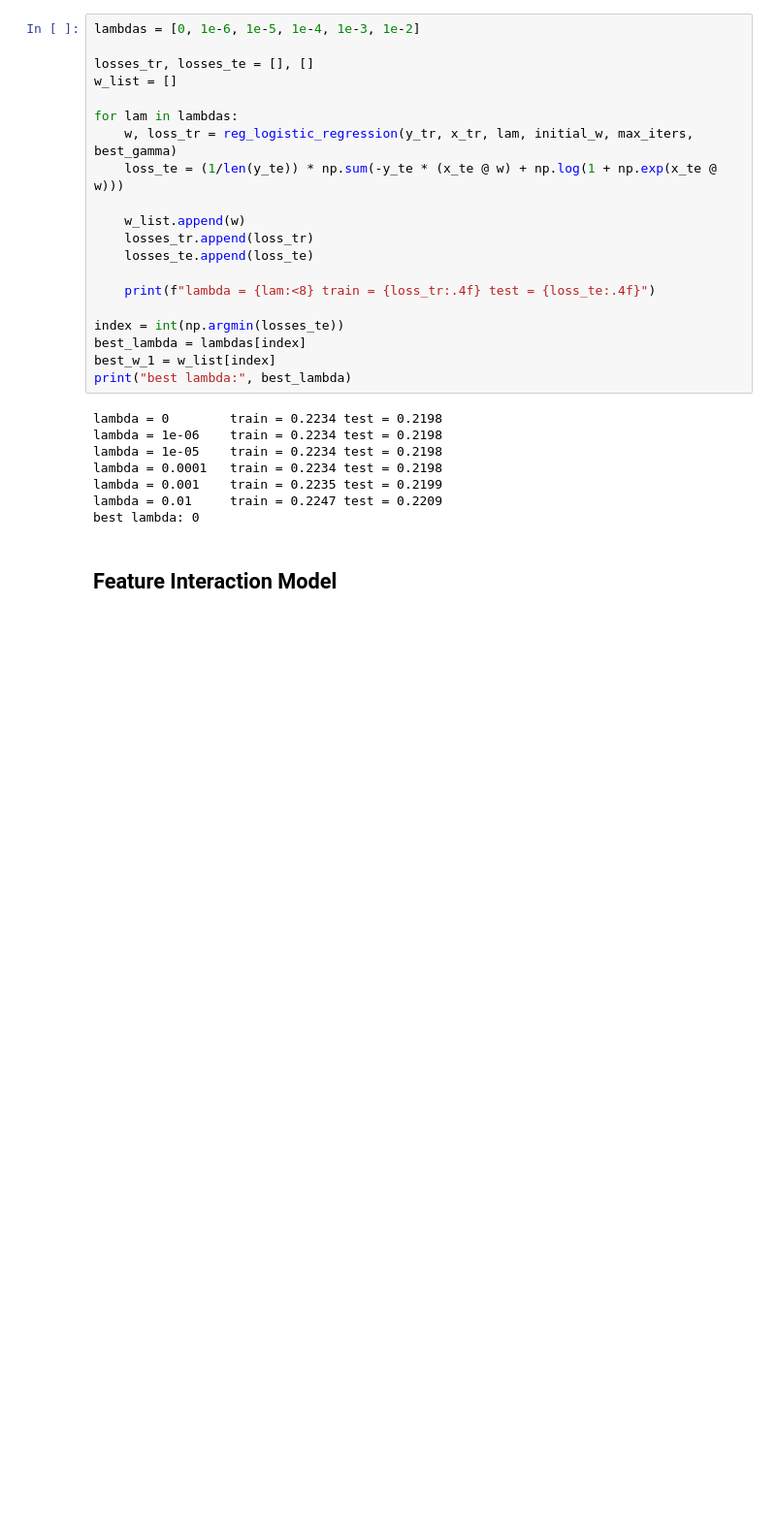
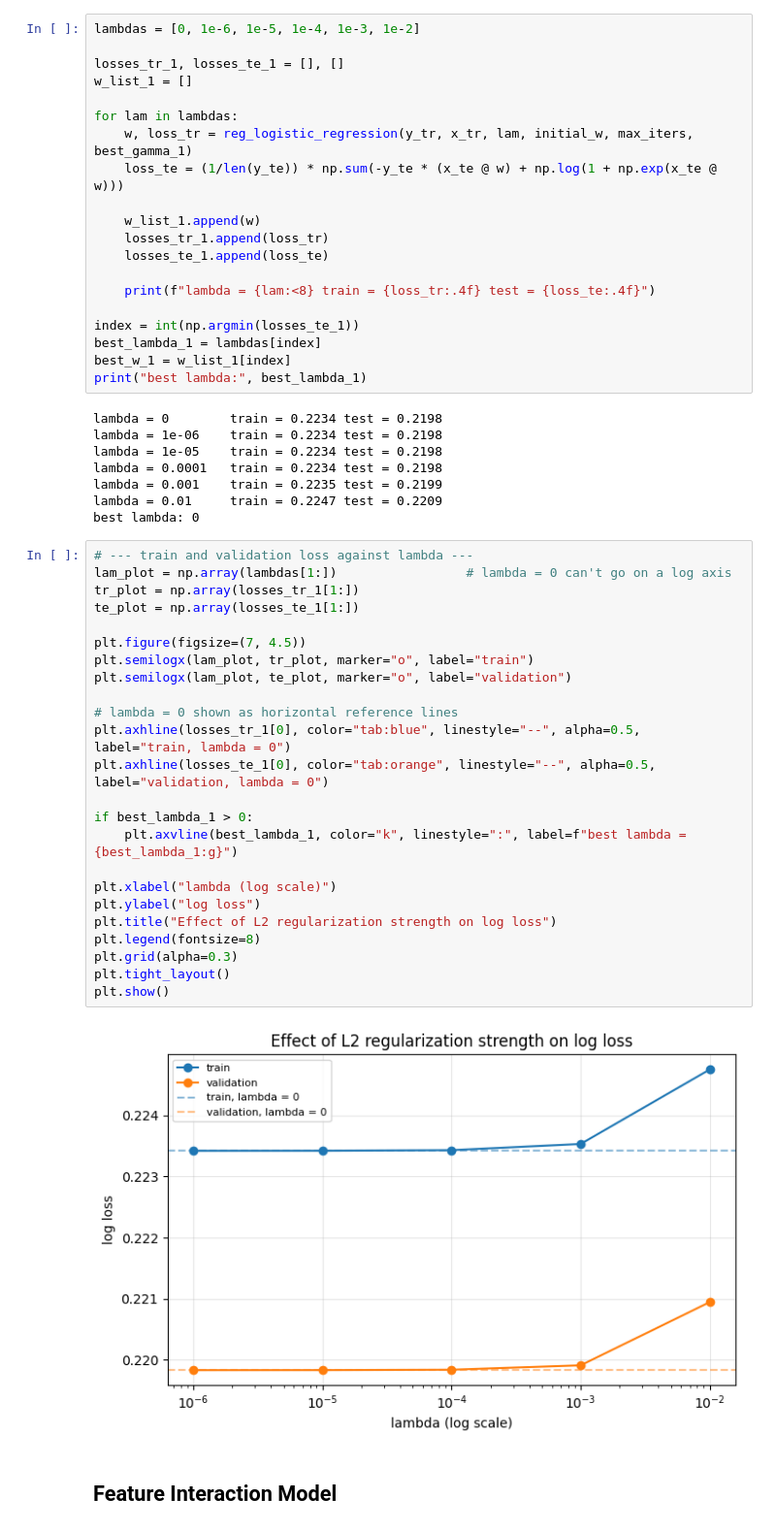
Before and after one commit to suzanne-cc/machine_learning_CS_433_project_1, a Jupyter notebook: project_1.ipynb, the cells around one changed output. Shown at 97% size. Saved outputs shown, nothing was run; the diff lists cells and outputs as text; blank space fills up the shorter version.

```diff
--- a/project_1.ipynb
+++ b/project_1.ipynb
@@ -180,23 +216,23 @@ Smallest Loss = 0.22 Best gamma = 1.25
 # %%
 lambdas = [0, 1e-6, 1e-5, 1e-4, 1e-3, 1e-2]
 
-losses_tr, losses_te = [], []
-w_list = []
+losses_tr_1, losses_te_1 = [], []
+w_list_1 = []
 
 for lam in lambdas:
-    w, loss_tr = reg_logistic_regression(y_tr, x_tr, lam, initial_w, max_iters, best_gamma)
+    w, loss_tr = reg_logistic_regression(y_tr, x_tr, lam, initial_w, max_iters, best_gamma_1)
     loss_te = (1/len(y_te)) * np.sum(-y_te * (x_te @ w) + np.log(1 + np.exp(x_te @ w)))
 
-    w_list.append(w)
-    losses_tr.append(loss_tr)
-    losses_te.append(loss_te)
+    w_list_1.append(w)
+    losses_tr_1.append(loss_tr)
+    losses_te_1.append(loss_te)
 
     print(f"lambda = {lam:<8} train = {loss_tr:.4f} test = {loss_te:.4f}")
 
-index = int(np.argmin(losses_te))
-best_lambda = lambdas[index]
-best_w_1 = w_list[index]
-print("best lambda:", best_lambda)
+index = int(np.argmin(losses_te_1))
+best_lambda_1 = lambdas[index]
+best_w_1 = w_list_1[index]
+print("best lambda:", best_lambda_1)
 # %% [output]
 lambda = 0        train = 0.2234 test = 0.2198
 lambda = 1e-06    train = 0.2234 test = 0.2198
@@ -205,6 +241,32 @@ lambda = 0.0001   train = 0.2234 test = 0.2198
 lambda = 0.001    train = 0.2235 test = 0.2199
 lambda = 0.01     train = 0.2247 test = 0.2209
 best lambda: 0
+# %%
+# --- train and validation loss against lambda ---
+lam_plot = np.array(lambdas[1:])                 # lambda = 0 can't go on a log axis
+tr_plot = np.array(losses_tr_1[1:])
+te_plot = np.array(losses_te_1[1:])
+
+plt.figure(figsize=(7, 4.5))
+plt.semilogx(lam_plot, tr_plot, marker="o", label="train")
+plt.semilogx(lam_plot, te_plot, marker="o", label="validation")
+
+# lambda = 0 shown as horizontal reference lines
+plt.axhline(losses_tr_1[0], color="tab:blue", linestyle="--", alpha=0.5, label="train, lambda = 0")
+plt.axhline(losses_te_1[0], color="tab:orange", linestyle="--", alpha=0.5, label="validation, lambda = 0")
+
+if best_lambda_1 > 0:
+    plt.axvline(best_lambda_1, color="k", linestyle=":", label=f"best lambda = {best_lambda_1:g}")
+
+plt.xlabel("lambda (log scale)")
+plt.ylabel("log loss")
+plt.title("Effect of L2 regularization strength on log loss")
+plt.legend(fontsize=8)
+plt.grid(alpha=0.3)
+plt.tight_layout()
+plt.show()
+# %% [output]
+[figure, added]
 # %% [markdown]
 ## Feature Interaction Model
 # %% [markdown]
```
Also changed, not shown: parts of 9 cells of this notebook, 1 other file.
